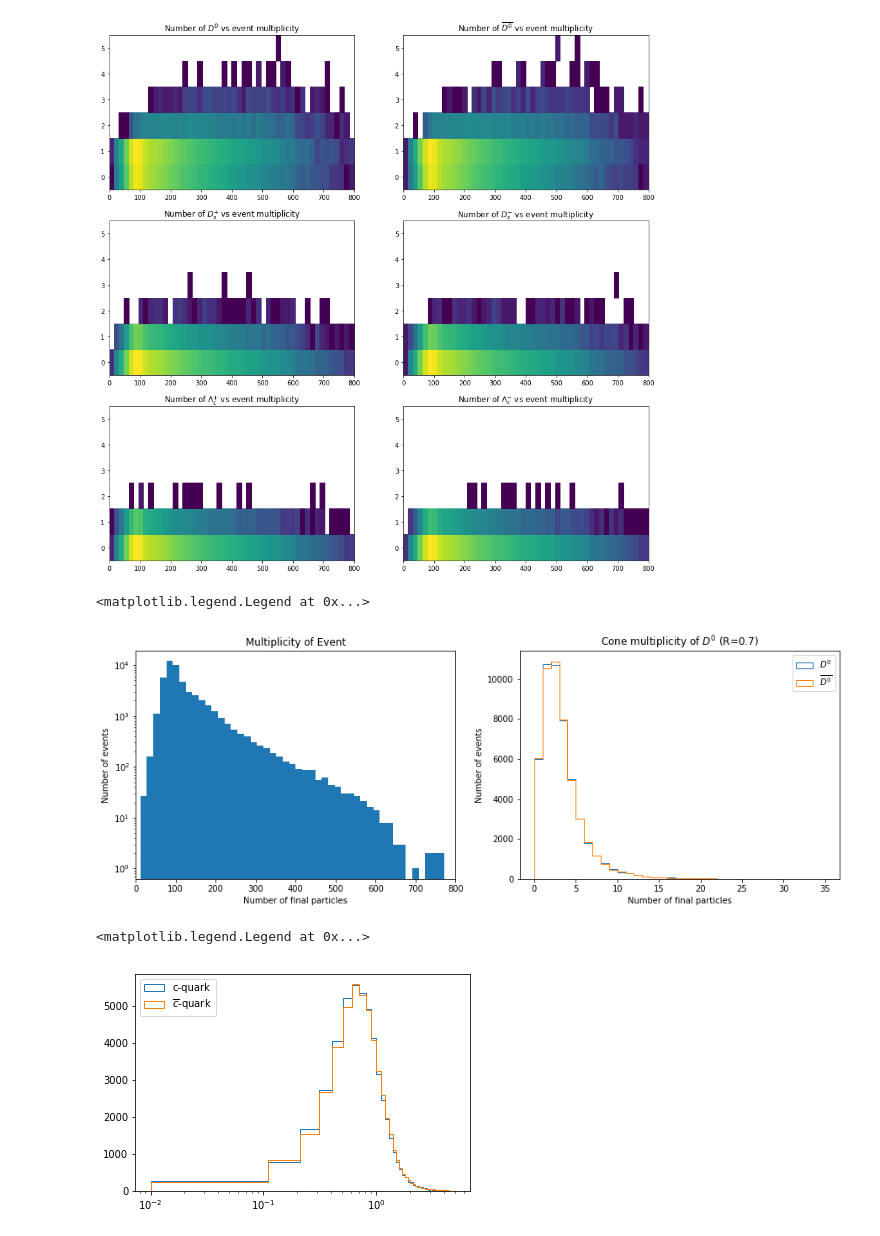
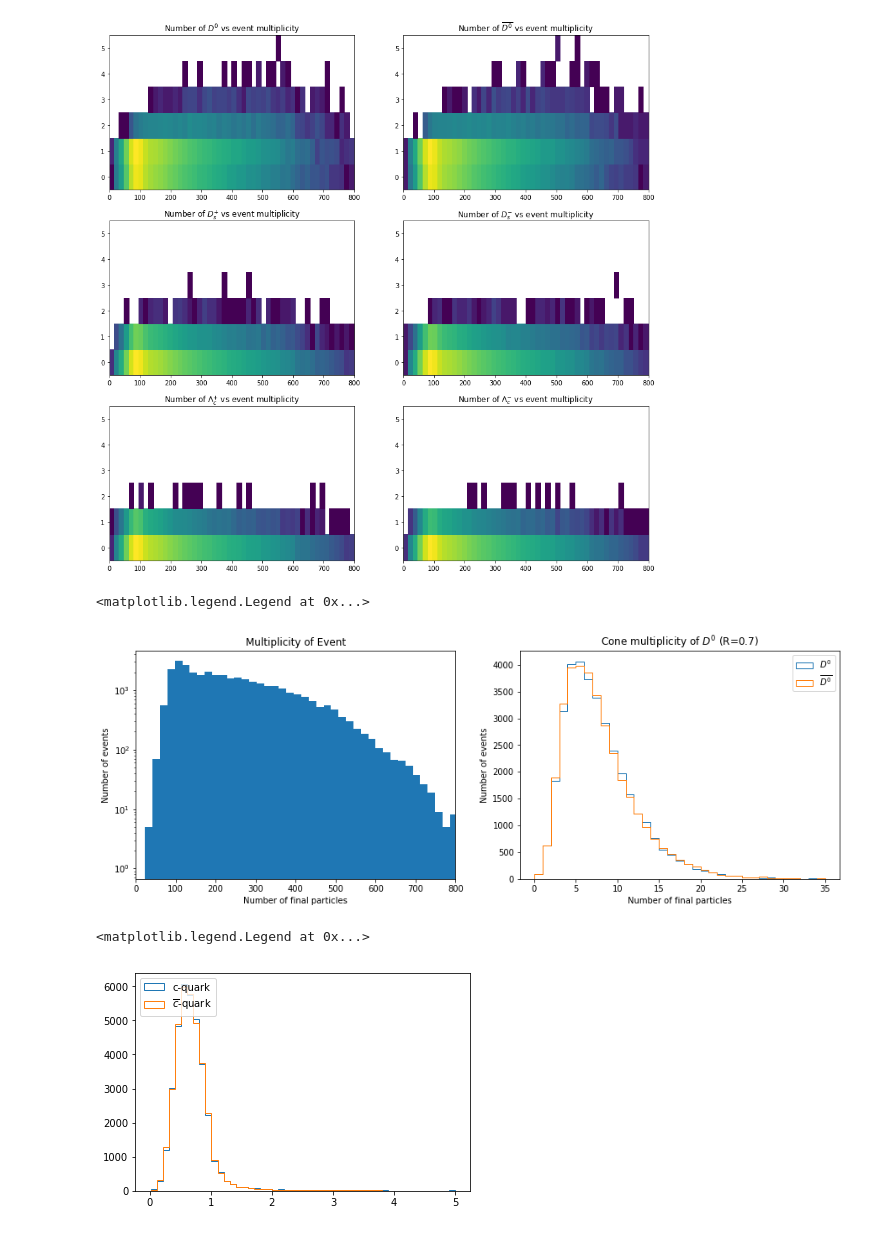
Before and after one commit to JoshuaKMWinter/HF_MPI_Studies, a Jupyter notebook: TestCharm.ipynb, the cells around one changed output. Drawn from its saved outputs; the diff is of its cells as text; code cells hidden in the pictures.

```diff
--- a/TestCharm.ipynb
+++ b/TestCharm.ipynb
@@ -16,7 +16,7 @@ def Delta_R(phi1, eta1, phi2, eta2):
     return pow( dphi*dphi + deta*deta, 0.5 )
 # %%
 # Here below we are just reading the csv file
-dfcharm = pd.read_csv("input/EventData.csv")
+dfcharm = pd.read_csv("input/EventData_ptmin4.csv")
 
 #with the command below you can inspect the columns of the dataframe
 dfcharm.columns
@@ -36,8 +36,8 @@ dfcharm["D_ptratio"] = dfcharm["D_pT"]/dfcharm["Dbar_pT"]
 dfcharm["c_ptratio"] = dfcharm["c_pT"]/dfcharm["cbar_pT"]
 dfcharm["cLO_ptratio"] = dfcharm["cLO_pT"]/dfcharm["cbarLO_pT"]
 #fragmentation functions for c and cbar
-dfcharm["FFc"] = dfcharm["D_pT"]/dfcharm["cLO_pT"]
-dfcharm["FFcbar"] = dfcharm["Dbar_pT"]/dfcharm["cbarLO_pT"]
+dfcharm["FFc"] = dfcharm["D_pT"]/dfcharm["D_ptcone"]
+dfcharm["FFcbar"] = dfcharm["Dbar_pT"]/dfcharm["Dbar_ptcone"]
 #pseudorapidity separation of ccbar pair at LO, Hadronisation and Confinement
 dfcharm["deta_DD"] = abs( dfcharm["D_eta"] - dfcharm["Dbar_eta"] )
 dfcharm["deta_cc"] = abs( dfcharm["c_eta"] - dfcharm["cbar_eta"] )
@@ -113,16 +173,16 @@ axes[1].hist(dfcharm["Dbar_cone_mult"],bins=35, range = [0,35], label = '$\overl
 axes[1].legend()
 # %% [output]
 <matplotlib.legend.Legend at 0x...>
-[figure, old version]
+[figure, new version]
 # %%
 #Fragmentation functions for c and cbar
-plt.xscale("log")
+#plt.xscale("log")
 plt.hist(dfcharm["FFc"], bins=50, range = [0.01,5], label = "c-quark", histtype = "step", fill = False)
 plt.hist(dfcharm["FFcbar"], bins=50, range = [0.01,5], label = '$\overline{c}$-quark', histtype = "step", fill = False)
 plt.legend(loc = 'upper left')
 # %% [output]
 <matplotlib.legend.Legend at 0x...>
-[figure, old version]
+[figure, new version]
 # %%
 #pT of charm states
 fig, axes = plt.subplots(1,2, figsize=(15,5))
```
Also changed, not shown: parts of 11 cells of this notebook, 12 other files.
